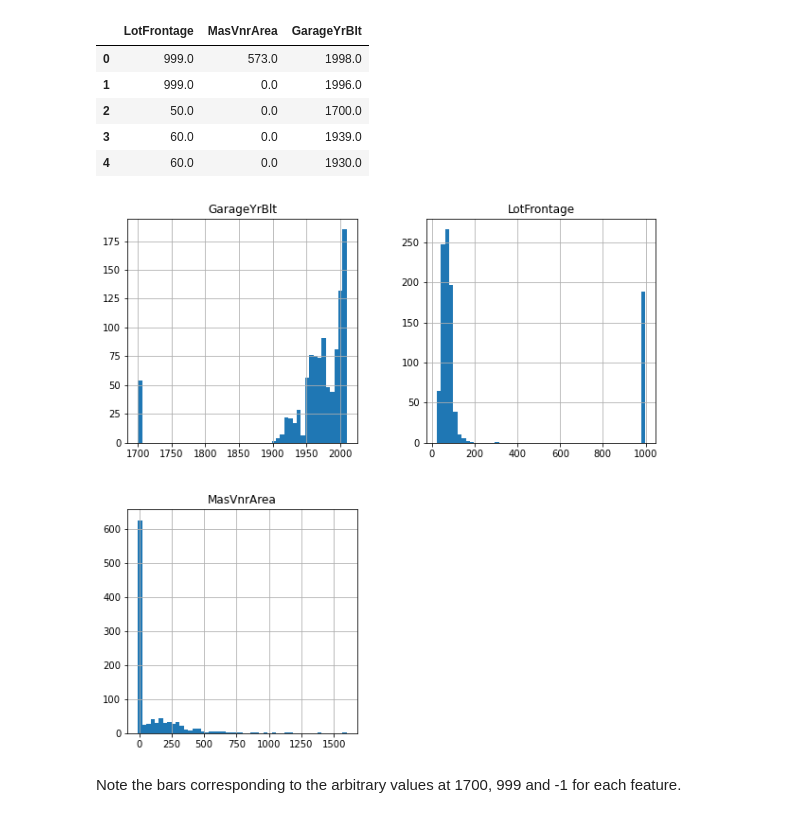
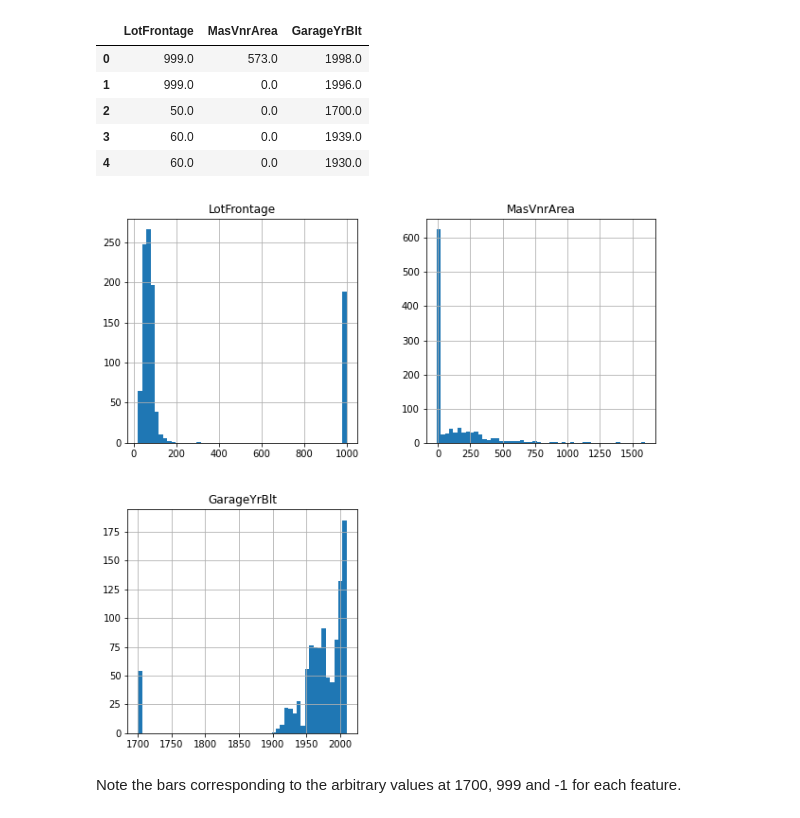
Before and after one commit to solegalli/feature-engineering-for-machine-learning, a Jupyter notebook: Section-04-Missing-Data-Imputation/04.10-Arbitrary-Value-Imputation-Sklearn.ipynb, the cells around one changed output. Drawn from its saved outputs; the diff is of its cells as text; code cells hidden in the pictures.

```diff
--- a/Section-04-Missing-Data-Imputation/04.10-Arbitrary-Value-Imputation-Sklearn.ipynb
+++ b/Section-04-Missing-Data-Imputation/04.10-Arbitrary-Value-Imputation-Sklearn.ipynb
@@ -192,10 +191,12 @@ More details about the ColumnTransformer in the [Sklearn website](https://scikit
 # %%
 # let's separate into training and testing set
 
-X_train, X_test, y_train, y_test = train_test_split(data[cols_to_use],
-                                                    data['SalePrice'],
-                                                    test_size=0.3,
-                                                    random_state=0)
+X_train, X_test, y_train, y_test = train_test_split(
+    data[cols_to_use],
+    data['SalePrice'],
+    test_size=0.3,
+    random_state=0)
+
 X_train.shape, X_test.shape
 # %% [output]
 ((1022, 9), (438, 9))
@@ -224,27 +226,20 @@ plt.show()
 # %% [markdown]
 For this demo, I will impute each of LotFrontage, MasVnrArea and GarageYrBlt with different arbitrary values.
 # %%
-# first we need to make lists, indicating which features
-# will be imputed with each value
+# We pass the features and the transformers to
+# the column transformer.
 
-features_LotFrontAge = ['LotFrontage']
-features_MasVnrArea = ['MasVnrArea']
-features_GarageYrBlt = ['GarageYrBlt']
-
-# then we put the features list and the transformers together
-# using the column transformer
-
-# in this example, I will use the default parameter of ColumnTransformer
+# In this example, I will use the default parameter of ColumnTransformer
 # remainder = drop, which means that only the imputed features will
-# be retained, and the rest dropped
+# be retained, and the rest dropped.
 
 preprocessor = ColumnTransformer(transformers=[
     ('imputer_LotFrontAge', SimpleImputer(
-        strategy='constant', fill_value=999), features_LotFrontAge),
+        strategy='constant', fill_value=999), ['LotFrontage']),
     ('imputer_MasVnrArea', SimpleImputer(
-        strategy='constant', fill_value=-10), features_MasVnrArea),
+        strategy='constant', fill_value=-10), ['MasVnrArea']),
     ('imputer_GarageYrBlt', SimpleImputer(
-        strategy='constant', fill_value=1700), features_GarageYrBlt)
+        strategy='constant', fill_value=1700), ['GarageYrBlt'])
 ], remainder='drop')
 # %%
 # now we fit the preprocessor
@@ -340,12 +336,13 @@ pd.DataFrame(X_train,
 | 4 | 60.0 | 0.0 | 1930.0 |
 # %%
 X_train = pd.DataFrame(X_train,
-             columns=features_LotFrontAge + features_MasVnrArea +
-             features_GarageYrBlt)
+             columns=['LotFrontage', 'MasVnrArea', 'GarageYrBlt']
+                      )
 
 X_train.hist(bins=50, figsize=(10,10))
+
 plt.show()
 # %% [output]
-[figure, old version]
+[figure, new version]
 # %% [markdown]
 Note the bars corresponding to the arbitrary values at 1700, 999 and -1 for each feature.
```
Also changed, not shown: parts of 15 cells of this notebook, 3 other files.
